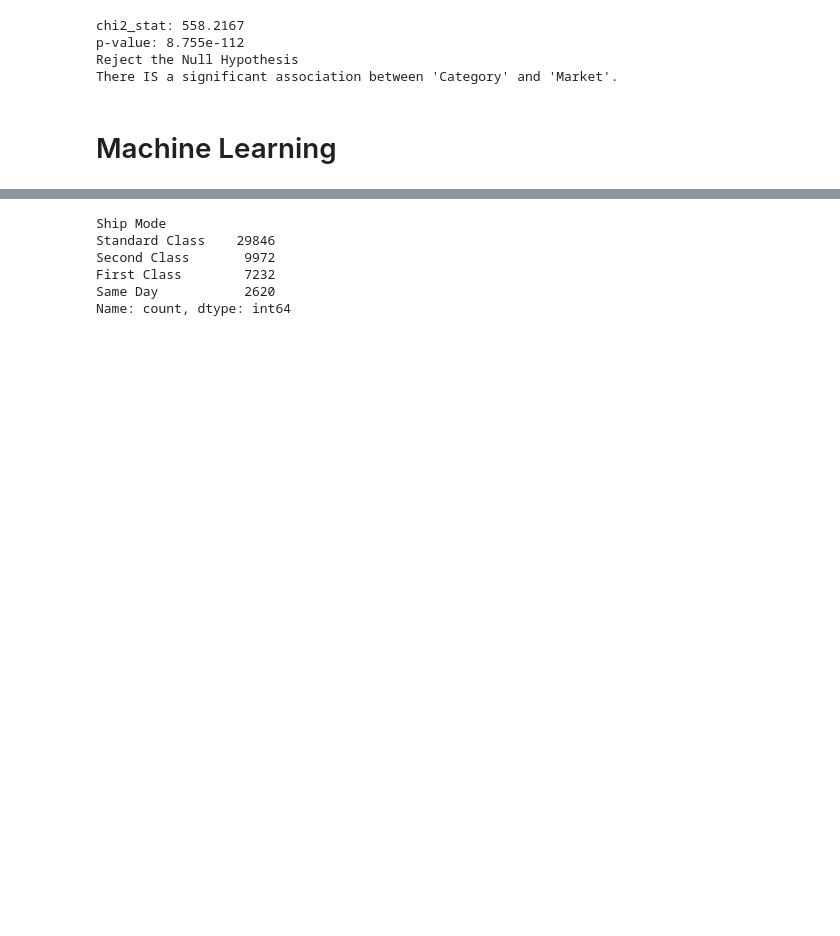
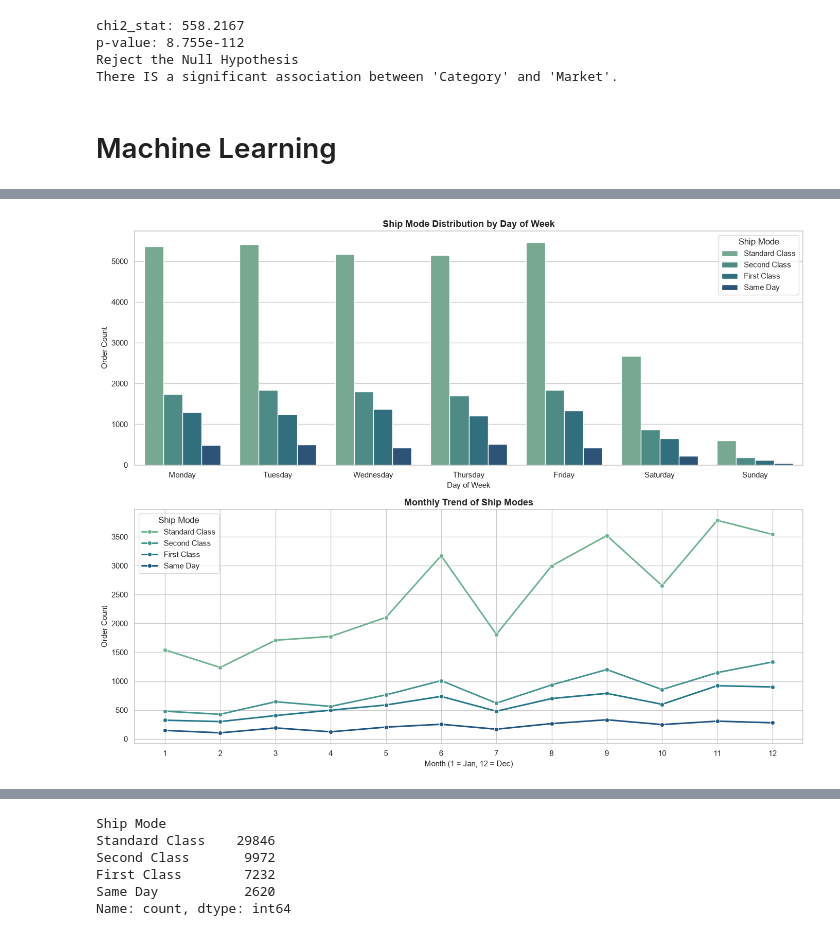
Before and after one commit to bahram0111/bootcamp-store-analytics, a Jupyter notebook: EDA_ML_Bahram.ipynb, the cells around one changed output, grey strips where cells are left out. Cells and saved outputs as stored; diff of their text form; code cells hidden in the pictures; blank space fills up the shorter version.

```diff
--- a/EDA_Bahram.ipynb
+++ b/EDA_ML_Bahram.ipynb
@@ -887 +956,72 @@ There IS a significant association between 'Category' and 'Market'.
+# %%
+if not pd.api.types.is_datetime64_any_dtype(df["Order Date"]):
+    df["Order Date"] = pd.to_datetime(df["Order Date"])
+
+
+df["Order_DayName"] = df["Order Date"].dt.day_name()
+df["Order_Month"] = df["Order Date"].dt.month
+
+days_order = [
+    "Monday",
+    "Tuesday",
+    "Wednesday",
+    "Thursday",
+    "Friday",
+    "Saturday",
+    "Sunday",
+]
+ship_mode_order = ["Standard Class", "Second Class", "First Class", "Same Day"]
+
+
+sns.set_theme(style="whitegrid")
+fig, axes = plt.subplots(2, 1, figsize=(14, 11))
+
+
+sns.countplot(
+    data=df,
+    x="Order_DayName",
+    hue="Ship Mode",
+    order=days_order,
+    hue_order=ship_mode_order,
+    palette="crest",
+    ax=axes[0],
+)
+
+axes[0].set_title(
+    "Ship Mode Distribution by Day of Week", fontsize=13, fontweight="bold"
+)
+axes[0].set_xlabel("Day of Week", fontsize=11)
+axes[0].set_ylabel("Order Count", fontsize=11)
+axes[0].legend(title="Ship Mode", loc="upper right")
+
+
+monthly_ship = (
+    df.groupby(["Order_Month", "Ship Mode"], observed=False)
+    .size()
+    .reset_index(name="Count")
+)
+
+sns.lineplot(
+    data=monthly_ship,
+    x="Order_Month",
+    y="Count",
+    hue="Ship Mode",
+    hue_order=ship_mode_order,
+    marker="o",
+    palette="crest",
+    linewidth=2.2,
+    ax=axes[1],
+)
+
+axes[1].set_title("Monthly Trend of Ship Modes", fontsize=13, fontweight="bold")
+axes[1].set_xlabel("Month (1 = Jan, 12 = Dec)", fontsize=11)
+axes[1].set_ylabel("Order Count", fontsize=11)
+axes[1].set_xticks(range(1, 13))
+axes[1].legend(title="Ship Mode", loc="upper left")
+
+plt.tight_layout()
+plt.show()
+df.drop(columns=['Order_DayName' , 'Order_Month'] , inplace=True)
+# %% [output]
+[figure, added]
 # %%
```
Also changed, not shown: parts of 72 cells of this notebook, 2 other files.
